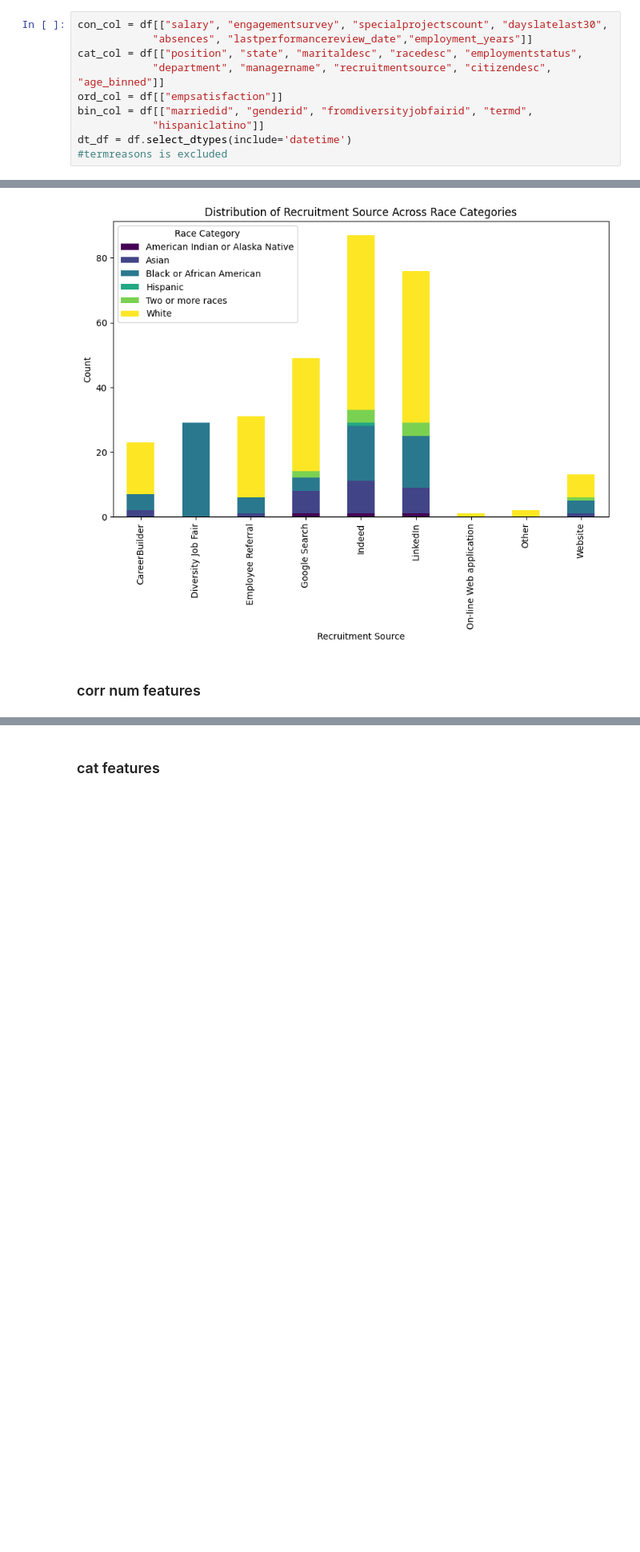
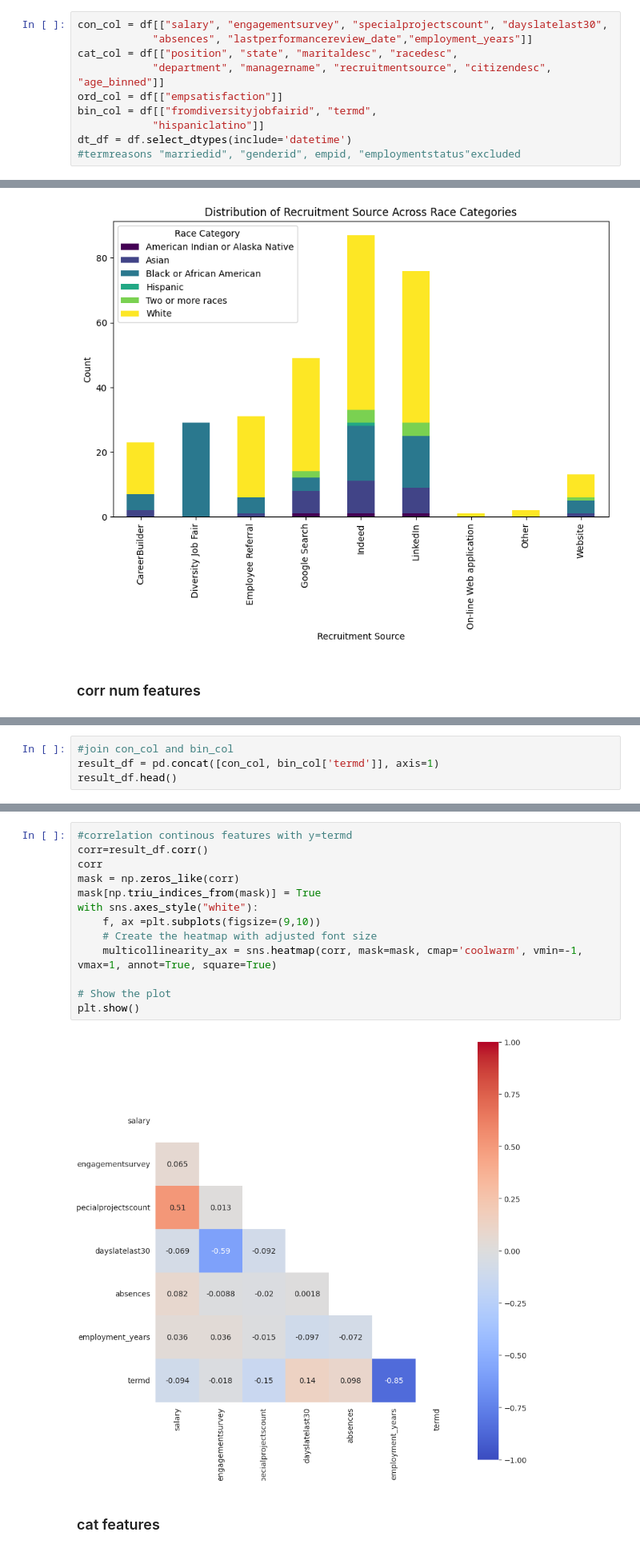
Before and after one commit to adrianacupp/Human_Resources_Data_Set, a Jupyter notebook: notebooks/data_cleaning.ipynb, the cells around one changed output, grey strips where cells are left out. Shown at 80% size. Drawn from its saved outputs; the diff is of its cells as text; blank space fills up the shorter version.

```diff
--- a/notebooks/data_cleaning.ipynb
+++ b/notebooks/data_cleaning.ipynb
@@ -377,13 +378,13 @@ df['age_binned'] = df['age_binned'].astype('object')
 # %%
 con_col = df[["salary", "engagementsurvey", "specialprojectscount", "dayslatelast30",
             "absences", "lastperformancereview_date","employment_years"]]
-cat_col = df[["position", "state", "maritaldesc", "racedesc", "employmentstatus",
+cat_col = df[["position", "state", "maritaldesc", "racedesc",
             "department", "managername", "recruitmentsource", "citizendesc", "age_binned"]]
 ord_col = df[["empsatisfaction"]]
-bin_col = df[["marriedid", "genderid", "fromdiversityjobfairid", "termd",
+bin_col = df[["fromdiversityjobfairid", "termd",
             "hispaniclatino"]]
 dt_df = df.select_dtypes(include='datetime')
-#termreasons is excluded
+#termreasons "marriedid", "genderid", empid, "employmentstatus"excluded
 # %%
 #### plot categorical data ####
 plt.figure(figsize=(55,50))
@@ -460,0 +462,4 @@ plt.show()
+# %%
+#join con_col and bin_col
+result_df = pd.concat([con_col, bin_col['termd']], axis=1)
+result_df.head()
@@ -461,3 +473,18 @@ plt.show()
+# %%
+#correlation continous features with y=termd
+corr=result_df.corr()
+corr
+mask = np.zeros_like(corr)
+mask[np.triu_indices_from(mask)] = True
+with sns.axes_style("white"):
+    f, ax =plt.subplots(figsize=(9,10))
+    # Create the heatmap with adjusted font size
+    multicollinearity_ax = sns.heatmap(corr, mask=mask, cmap='coolwarm', vmin=-1, vmax=1, annot=True, square=True)
+
+# Show the plot
+plt.show()
+# %% [output]
+[figure, added]
 # %% [markdown]
 ### cat features
 # %%
```
Also changed, not shown: parts of 36 cells of this notebook, 1 other file.
